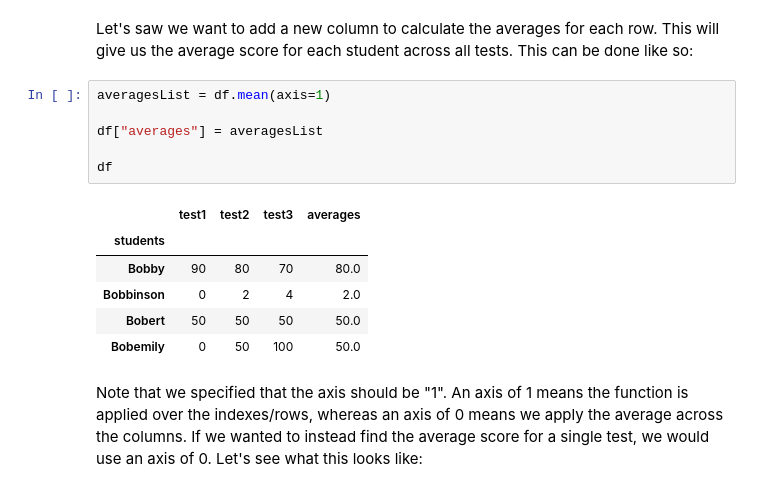
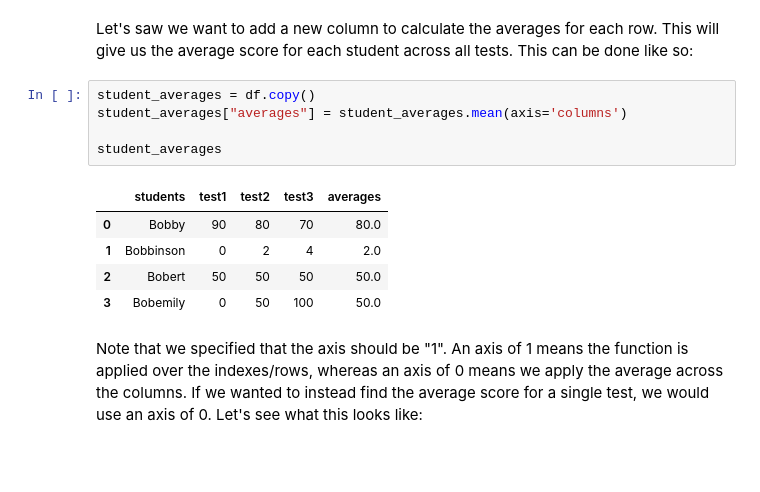
Before and after one commit to UWA-Robotics-Club/workshops, a Jupyter notebook: URC_EWB_PythonWorkshop/URC_x_EWB_Python_Workshop.ipynb, the cells around one changed output. Saved outputs shown, nothing was run; the diff lists cells and outputs as text; blank space fills up the shorter version.

```diff
--- a/URC_EWB_PythonWorkshop/URC_x_EWB_Python_Workshop.ipynb
+++ b/URC_EWB_PythonWorkshop/URC_x_EWB_Python_Workshop.ipynb
@@ -341,18 +493,16 @@ df
 # %% [markdown]
 Let's saw we want to add a new column to calculate the averages for each row. This will give us the average score for each student across all tests. This can be done like so:
-# %%
-averagesList = df.mean(axis=1)
-
-df["averages"] = averagesList
-
-df
-# %% [output]
-|  | test1 | test2 | test3 | averages |
-| students |  |  |  |  |
-| Bobby | 90 | 80 | 70 | 80.0 |
-| Bobbinson | 0 | 2 | 4 | 2.0 |
-| Bobert | 50 | 50 | 50 | 50.0 |
-| Bobemily | 0 | 50 | 100 | 50.0 |
+# %%
+student_averages = df.copy()
+student_averages["averages"] = student_averages.mean(axis='columns')
+
+student_averages
+# %% [output]
+|  | students | test1 | test2 | test3 | averages |
+| 0 | Bobby | 90 | 80 | 70 | 80.0 |
+| 1 | Bobbinson | 0 | 2 | 4 | 2.0 |
+| 2 | Bobert | 50 | 50 | 50 | 50.0 |
+| 3 | Bobemily | 0 | 50 | 100 | 50.0 |
 # %% [markdown]
 Note that we specified that the axis should be "1". An axis of 1 means the function is applied over the indexes/rows, whereas an axis of 0 means we apply the average across the columns. If we wanted to instead find the average score for a single test, we would use an axis of 0. Let's see what this looks like:
 # %%
```
Also changed, not shown: parts of 50 cells of this notebook.
